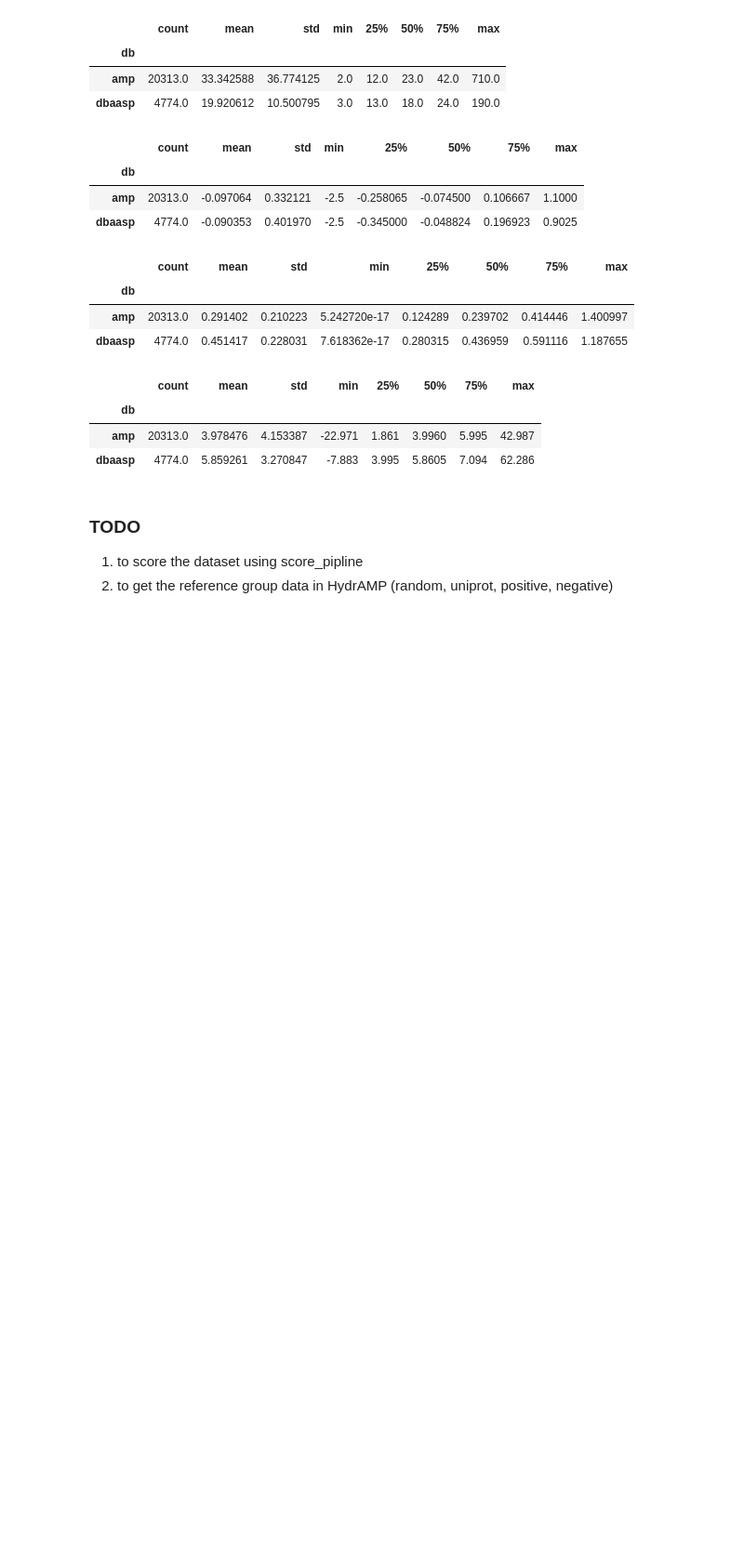
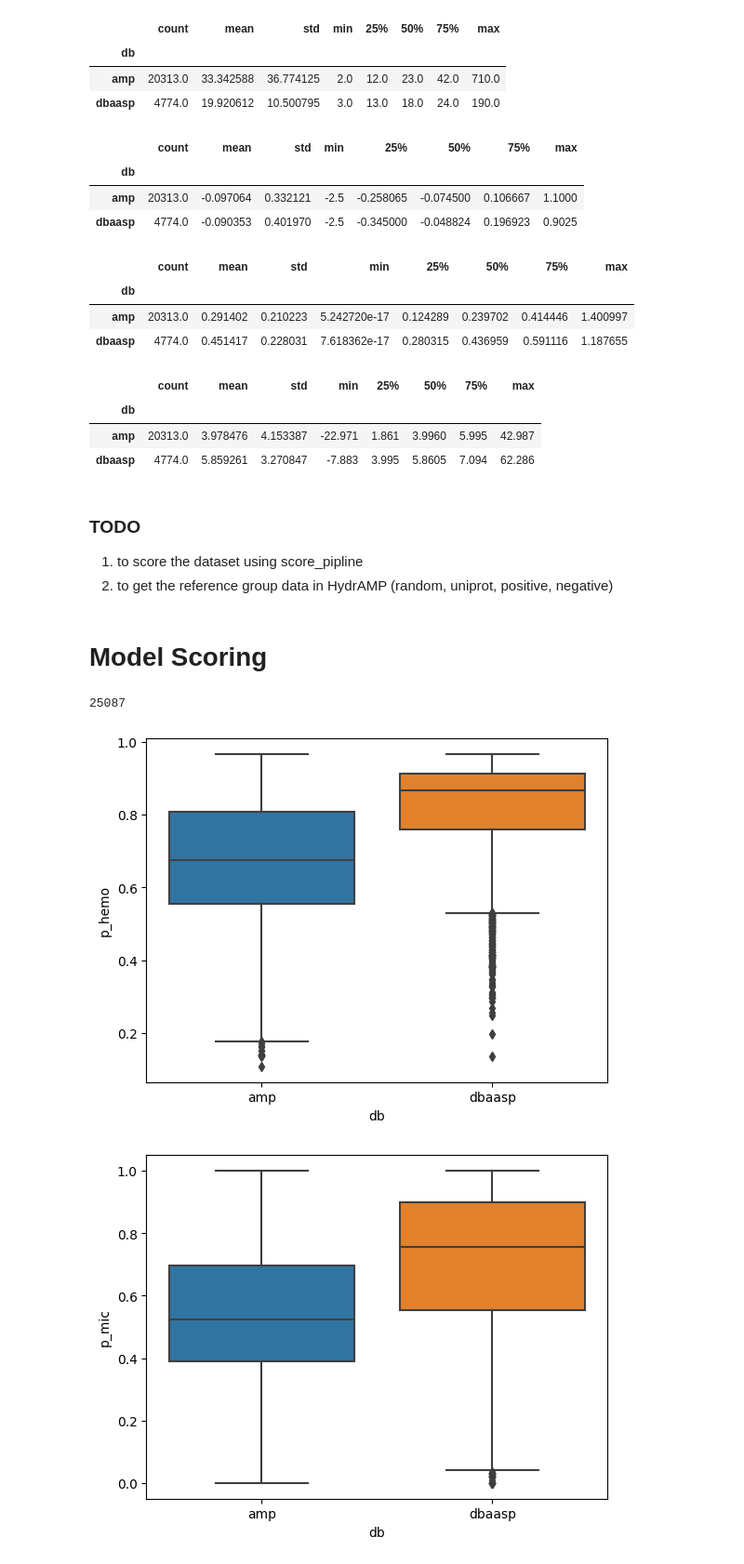
Before and after one commit to ulamaca/ddmopd, a Jupyter notebook: notebook/3_eval_known_amps.ipynb, the cells around one changed output. Shown at 93% size. Cells and saved outputs as stored; diff of their text form; code cells hidden in the pictures; blank space fills up the shorter version.

Commit message:
feat: added 3 types scoring visualization

```diff
--- a/notebook/3_eval_known_amps.ipynb
+++ b/notebook/3_eval_known_amps.ipynb
@@ -85,3 +88,5 @@ df_joined.groupby('db')[pc_cols[3]].describe()
 ### TODO
 1. to score the dataset using score_pipline
 2. to get the reference group data in HydrAMP (random, uniprot, positive, negative)
+# %% [markdown]
+# Model Scoring
@@ -87,0 +110,20 @@ df_joined.groupby('db')[pc_cols[3]].describe()
+# %%
+hemo_scorer = joblib.load(HEMO_SCORE_PIPELINE_PATH)
+mic_scorer = joblib.load(MIC_SCORE_PIPELNE_PATH)
+amp_scorer = joblib.load(AMP_SCORE_PIPELINE_PATH)
+# %%
+len(df_joined)
+# %% [output]
+25087
+# %%
+df_joined['p_hemo'] = hemo_scorer.predict_proba(df_joined['Sequence'].to_numpy())[:,1]
+df_joined['p_mic'] = mic_scorer.predict_proba(df_joined['Sequence'].to_numpy())[:,1]
+df_joined['p_amp'] = amp_scorer.predict_proba(df_joined['Sequence'].to_numpy())[:,1]
+# %%
+p_score_cols = ['p_hemo', 'p_mic', 'p_amp']
+for p_col in p_score_cols:
+    plt.figure()
+    sns.boxplot(data=df_joined, x="db", y=p_col)
+# %% [output]
+[figure, added]
+[figure, added]
```
Also changed, not shown: parts of 3 cells of this notebook.
